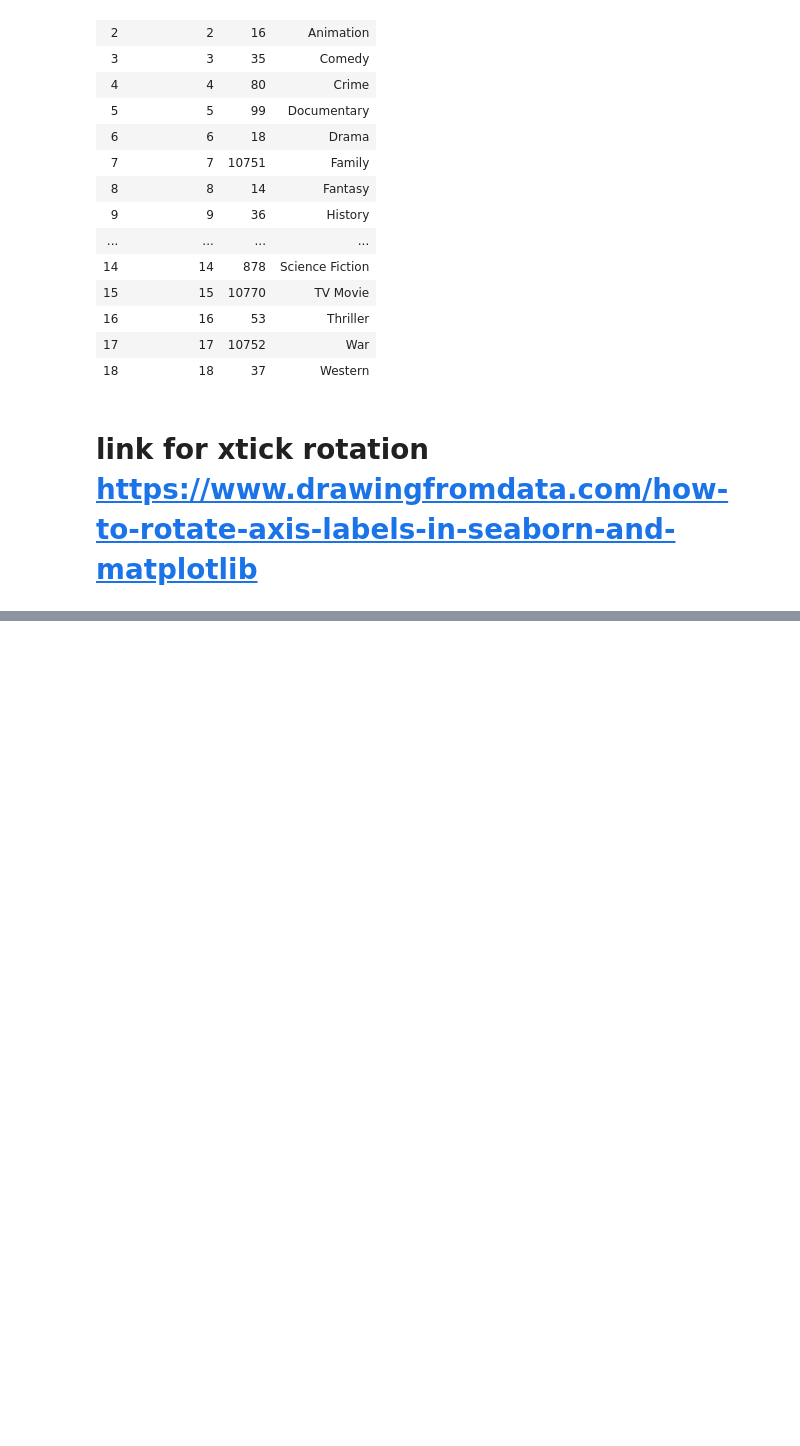
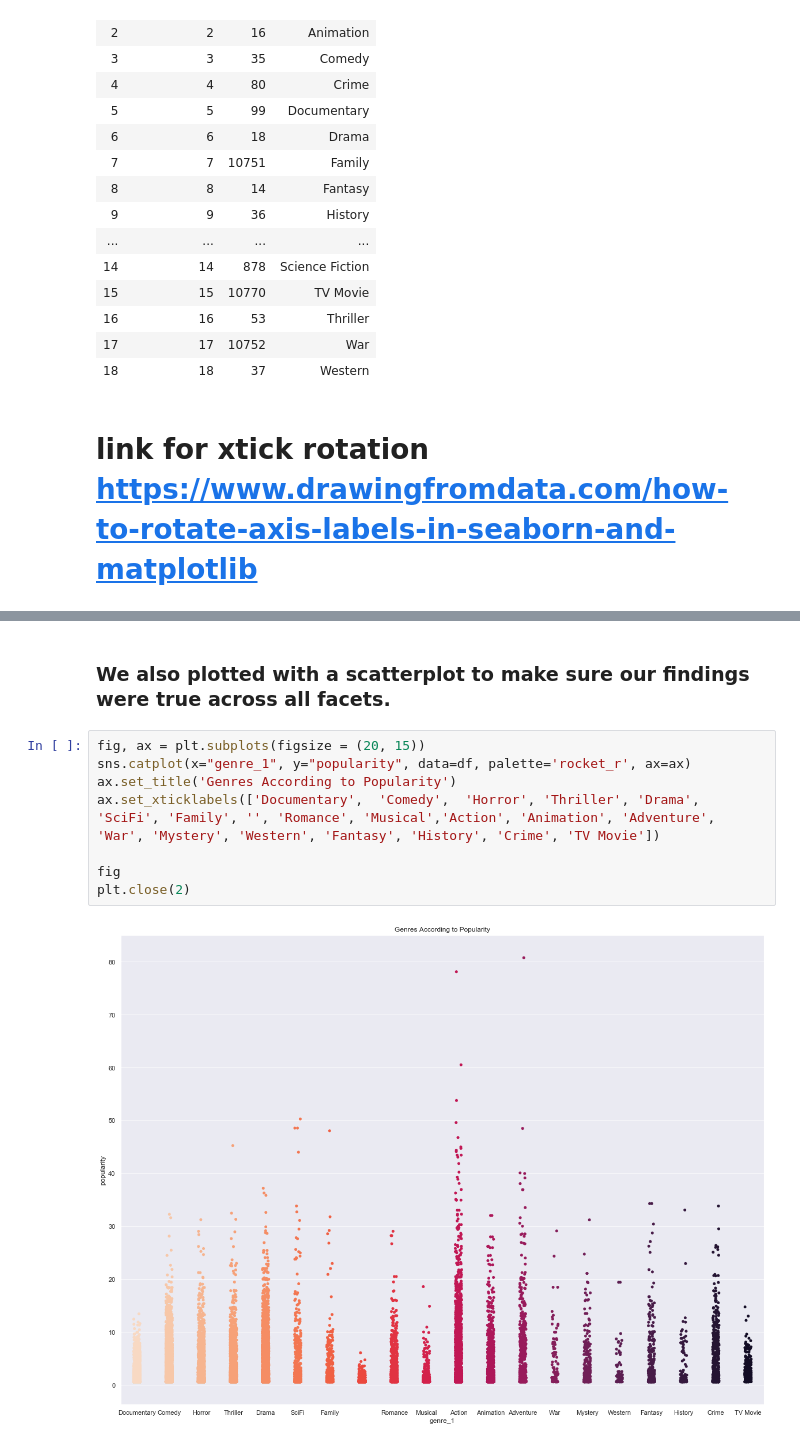
Before and after one commit to leighannajo/Microsoft-Movie-Studio---Mod-1-Project, a Jupyter notebook: Genre and Popularity Plotting.ipynb, the cells around one changed output, grey strips where cells are left out. Cells and saved outputs as stored; diff of their text form; blank space fills up the shorter version.

```diff
--- a/Genre and Popularity Plotting.ipynb
+++ b/Genre and Popularity Plotting.ipynb
@@ -51,3 +128,15 @@ ax.set_xticklabels(['Documentary',  'Comedy',  'Horror', 'Thriller', 'Drama', 'S
 plt.show()
 # %% [output]
 [figure]
+# %% [markdown]
+### We also plotted with a scatterplot to make sure our findings were true across all facets.
+# %%
+fig, ax = plt.subplots(figsize = (20, 15))
+sns.catplot(x="genre_1", y="popularity", data=df, palette='rocket_r', ax=ax)
+ax.set_title('Genres According to Popularity')
+ax.set_xticklabels(['Documentary',  'Comedy',  'Horror', 'Thriller', 'Drama', 'SciFi', 'Family', '', 'Romance', 'Musical','Action', 'Animation', 'Adventure', 'War', 'Mystery', 'Western', 'Fantasy', 'History', 'Crime', 'TV Movie'])
+
+fig
+plt.close(2)
+# %% [output]
+[figure, added]
```
Also changed, not shown: parts of 45 cells of this notebook, 1 other file.
